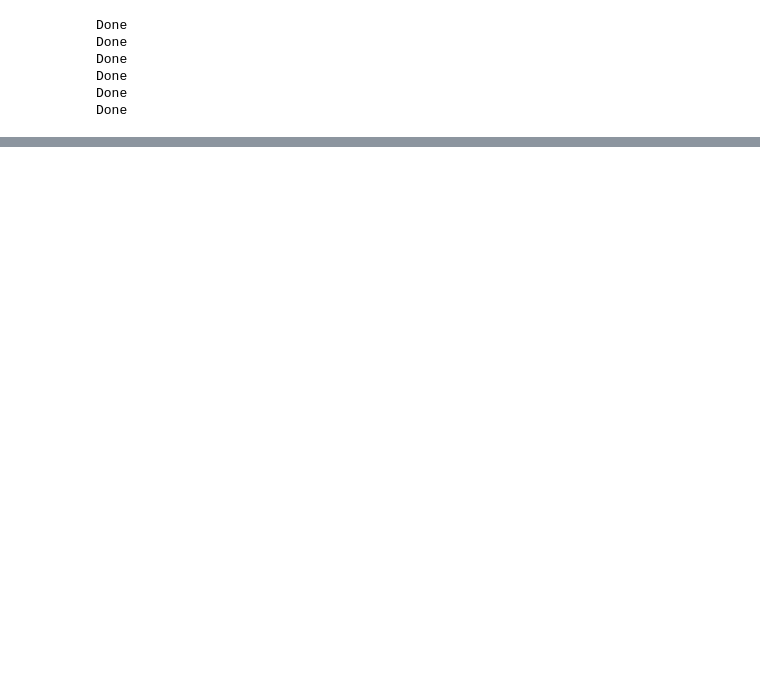
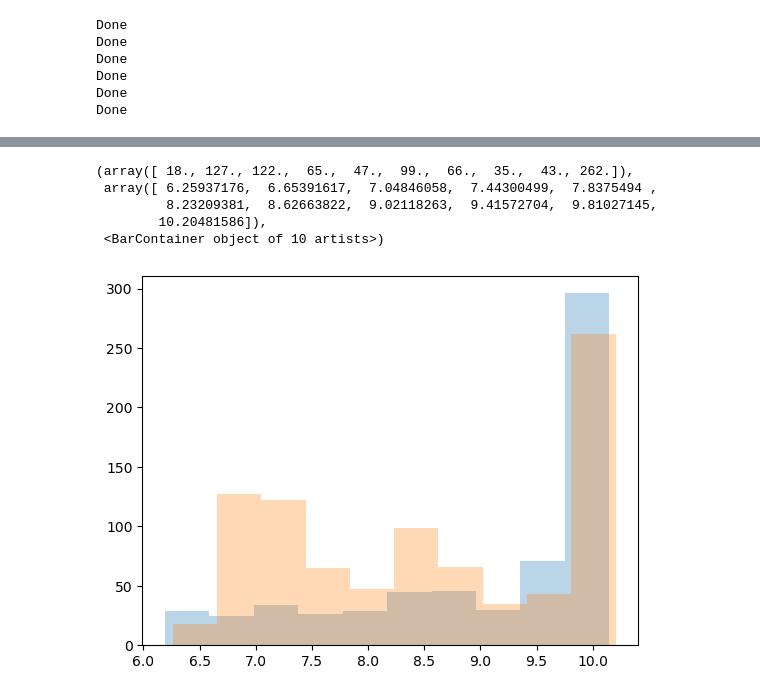
Before and after one commit to hol1m4n/HIIGalaxies, a Jupyter notebook: Spectral_synthesis/Stats_compresion.ipynb, the cells around one changed output, grey strips where cells are left out. Saved outputs shown, nothing was run; the diff lists cells and outputs as text; code cells hidden in the pictures; blank space fills up the shorter version.

```diff
--- a/Spectral_synthesis/Stats_compresion.ipynb
+++ b/Spectral_synthesis/Stats_compresion.ipynb
@@ -439,0 +344,20 @@ merit_stats(path ='~/HIIGalaxies/FADO/output_4020/',
+# %%
+sample1 = Data_get(Final_table,[56],
+                            [('STARLIGHT','==',True),('SDSS_SNR','>=',10),
+                            ('ADEV','>=',0),('ADEV','<=',25),
+                            ('CHI2','>=',0.7),('CHI2','<=',1.3)]).set
+
+sample2 = Data_get(Final_table,[56],
+                            [('FADO','==',True),('SDSS_SNR','>=',10),
+                            ('ADEV','>=',0),('ADEV','<=',25),
+                            ('CHI2','>=',0.7),('CHI2','<=',1.3)]).set
+# %%
+plt.hist(sample1['MEAN_LGTM'],alpha=0.3)
+plt.hist(sample2['MEAN_LGTM'],alpha=0.3)
+# %% [output]
+(array([ 18., 127., 122.,  65.,  47.,  99.,  66.,  35.,  43., 262.]),
+ array([ 6.25937176,  6.65391617,  7.04846058,  7.44300499,  7.8375494 ,
+         8.23209381,  8.62663822,  9.02118263,  9.41572704,  9.81027145,
+        10.20481586]),
+ <BarContainer object of 10 artists>)
+[figure, added]
```
Also changed, not shown: parts of 43 cells of this notebook, 7 other files.
